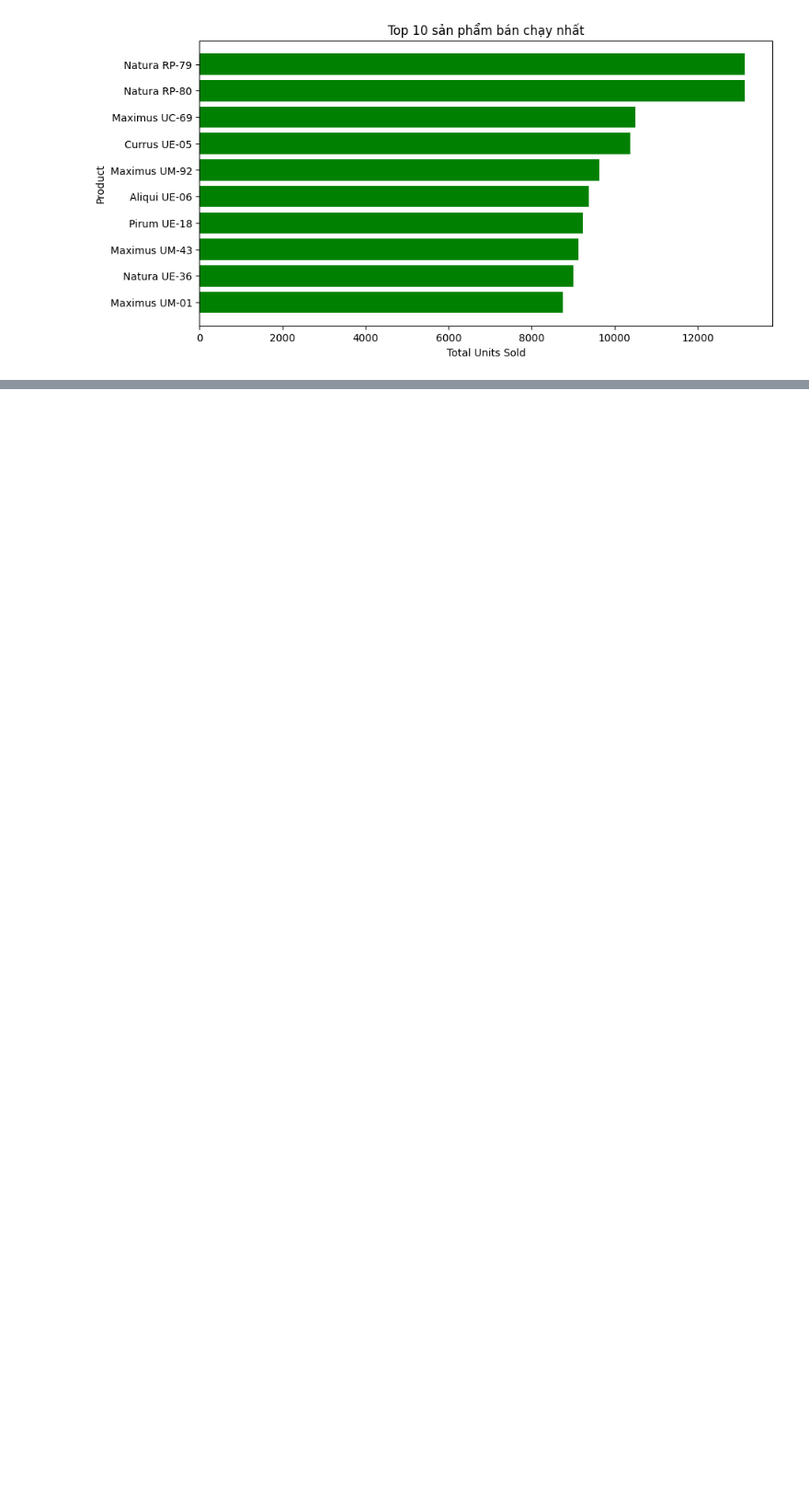
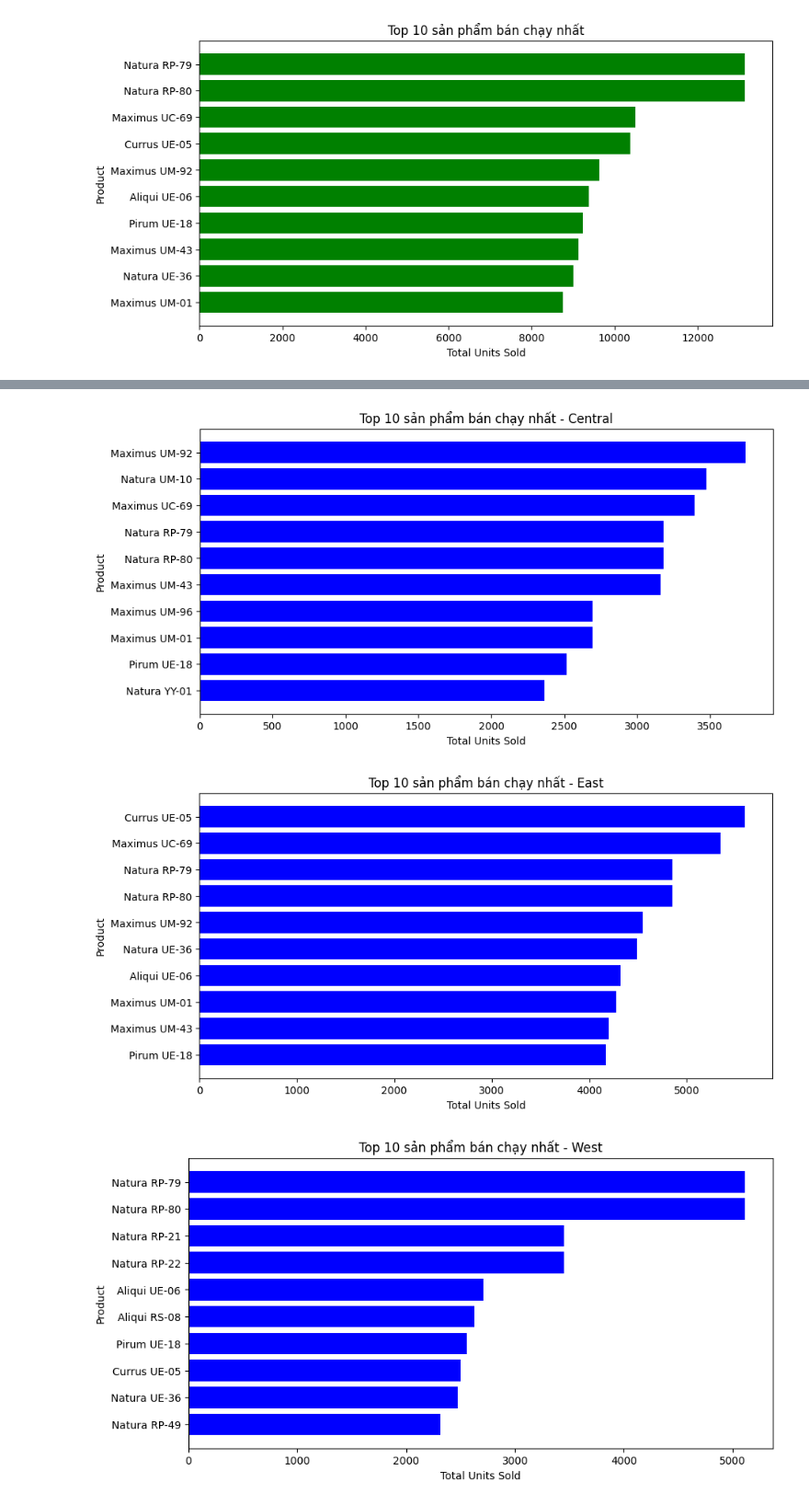
Before and after one commit to HaiAu2501/Try-Some-Models, a Jupyter notebook: tasks/1.ipynb, the cells around one changed output, grey strips where cells are left out. Shown at 92% size. Cells and saved outputs as stored; diff of their text form; code cells hidden in the pictures; blank space fills up the shorter version.

```diff
--- a/tasks/1.ipynb
+++ b/tasks/1.ipynb
@@ -205,0 +272,25 @@ plt.show()
+# %%
+# Nhóm dữ liệu theo Region và Product, tính tổng số lượng bán ra
+region_product_sales = df.groupby(["Region", "Product"])["Units"].sum().reset_index()
+
+# Lấy Top 10 sản phẩm bán chạy nhất trong từng vùng, nó là bảng trên nhưng chỉ lấy 10 hàng có Units lớn nhất
+top_products_per_region = region_product_sales.groupby("Region").apply(lambda x: x.nlargest(10, "Units")).reset_index(drop=True)
+# phải có reset_index(drop=True) để reset lại index và không giữ index cũ, nếu không thì Region sẽ thành index và không thể groupby được
+
+# Vẽ 3 biểu đồ riêng biệt cho từng vùng
+regions = top_products_per_region["Region"].unique() # Lấy danh sách các vùng không trùng lặp
+
+# vẽ biểu đồ cho từng vùng
+for region in regions:
+    plt.figure(figsize=(10, 5))
+    region_data = top_products_per_region[top_products_per_region["Region"] == region]
+    plt.barh(region_data["Product"], region_data["Units"], color='blue')
+    plt.xlabel("Total Units Sold")
+    plt.ylabel("Product")
+    plt.title(f"Top 10 sản phẩm bán chạy nhất - {region}")
+    plt.gca().invert_yaxis()  # Đảo ngược trục để sản phẩm bán chạy nhất lên trên
+    plt.show()
+# %% [output]
+[figure, added]
+[figure, added]
+[figure, added]
```
Also changed, not shown: parts of 15 cells of this notebook.
